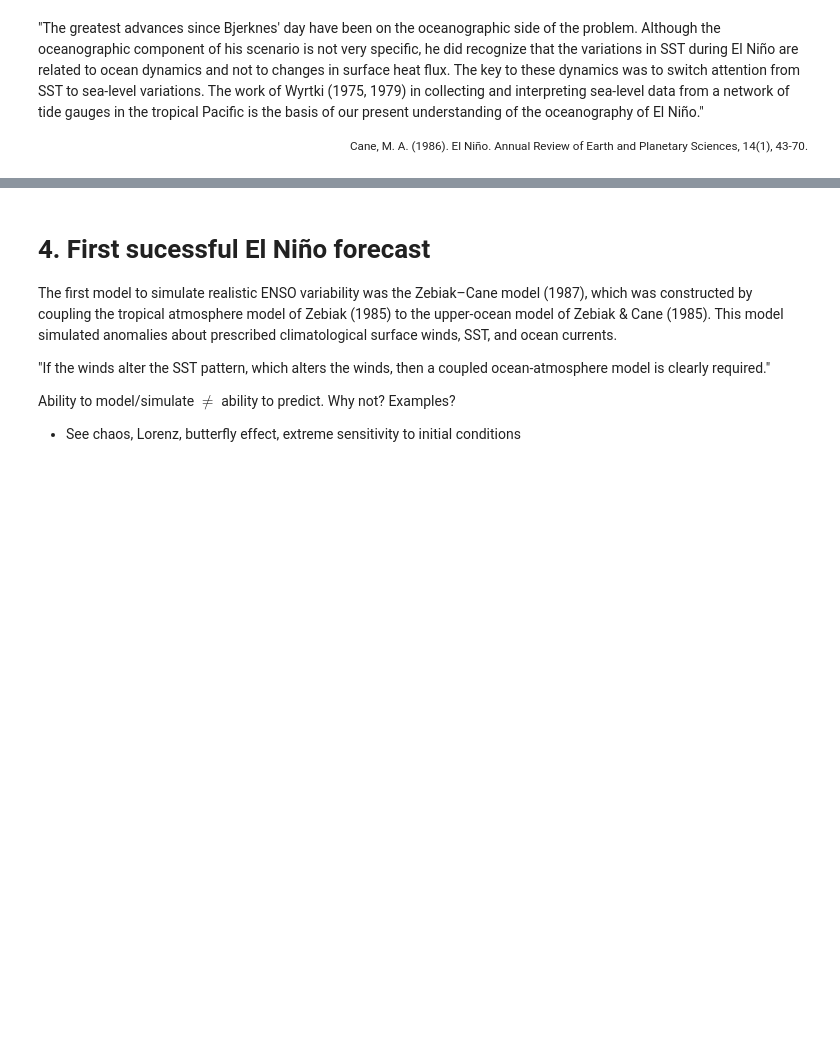
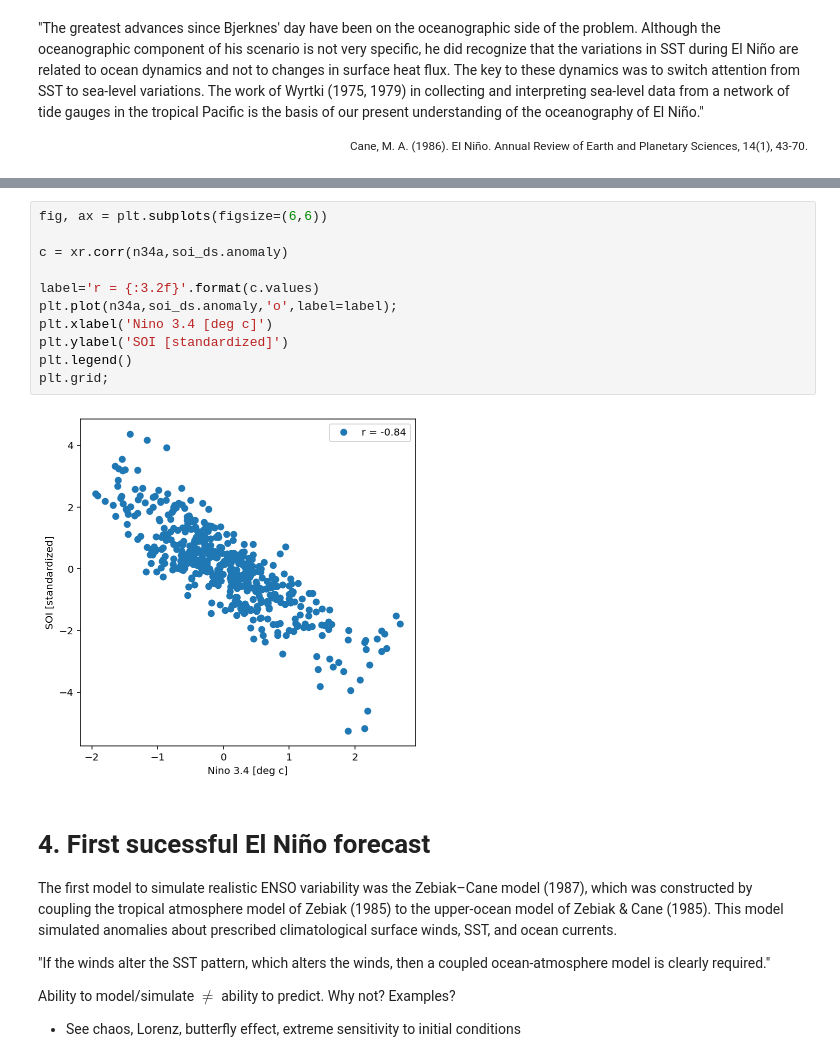
Before and after one commit to mktippett/ENSO-math, a Jupyter notebook: Lecture-01.ipynb, the cells around one changed output, grey strips where cells are left out. Cells and saved outputs as stored; diff of their text form; blank space fills up the shorter version.

```diff
--- a/Lecture-01.ipynb
+++ b/Lecture-01.ipynb
@@ -405,3 +438,16 @@ During La Niña conditions, in some sense, an enhancement of normal conditions w
+# %%
+fig, ax = plt.subplots(figsize=(6,6))
+
+c = xr.corr(n34a,soi_ds.anomaly)
+
+label='r = {:3.2f}'.format(c.values)
+plt.plot(n34a,soi_ds.anomaly,'o',label=label);
+plt.xlabel('Nino 3.4 [deg c]')
+plt.ylabel('SOI [standardized]')
+plt.legend()
+plt.grid;
+# %% [output]
+[figure, added]
 # %% [markdown]
 # 4. First sucessful El Niño forecast
 
```
Also changed, not shown: parts of 4 cells of this notebook, 1 other file.
